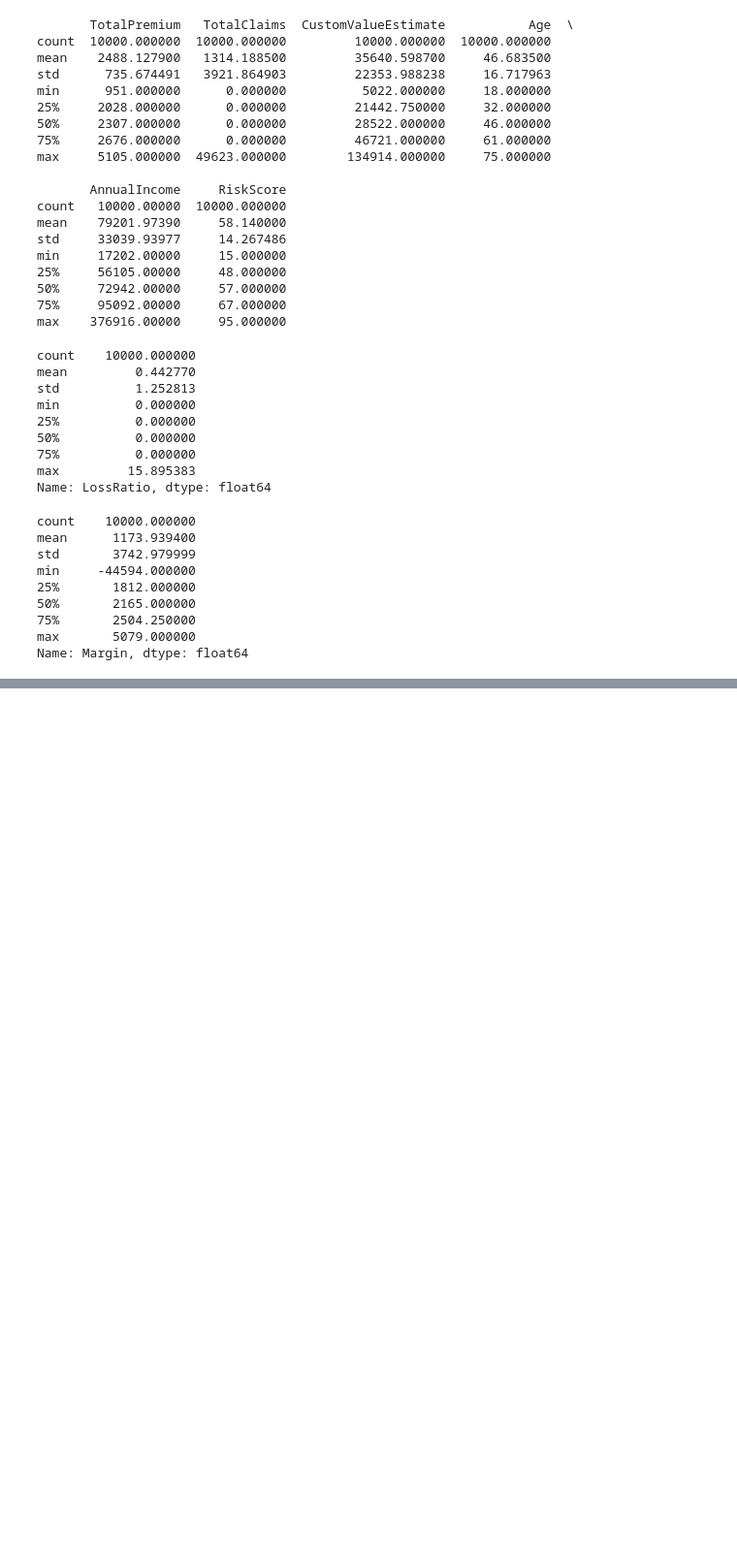
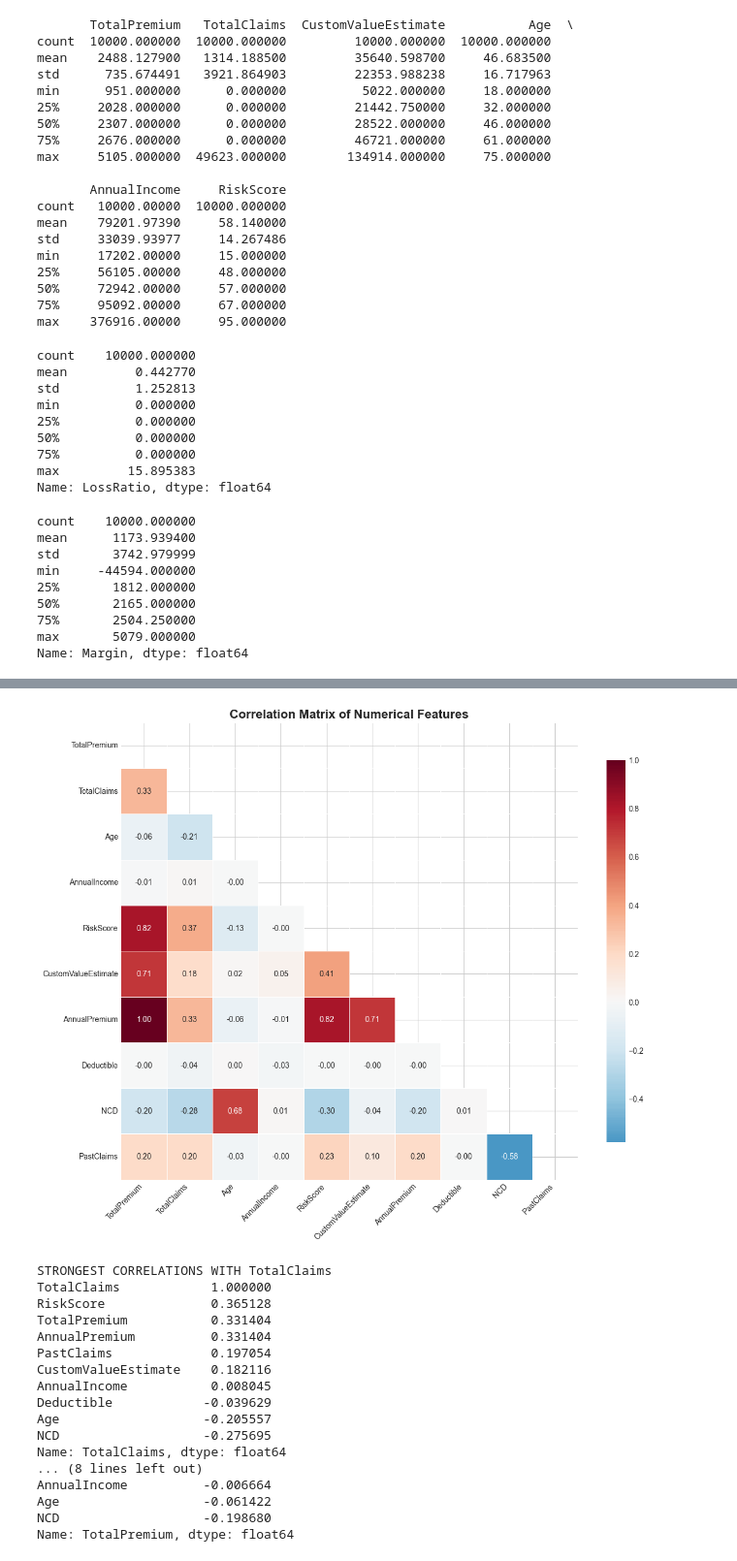
Before and after one commit to hawi088/insurance-risk-analytics, a Jupyter notebook: notebooks/task1_eda.ipynb, the cells around one changed output, grey strips where cells are left out. Shown at 97% size. Cells and saved outputs as stored; diff of their text form; code cells hidden in the pictures; blank space fills up the shorter version.

```diff
--- a/notebooks/task1_eda.ipynb
+++ b/notebooks/task1_eda.ipynb
@@ -164,0 +311,56 @@ Name: Margin, dtype: float64
+# %%
+# Correlation matrix for numerical features
+# Select numerical columns for correlation analysis
+correlation_cols = ['TotalPremium', 'TotalClaims', 'Age', 'AnnualIncome',
+                    'RiskScore', 'CustomValueEstimate', 'AnnualPremium',
+                    'Deductible', 'NCD', 'PastClaims']
+
+existing_corr = [col for col in correlation_cols if col in df.columns]
+
+# Calculate correlation matrix
+corr_matrix = df[existing_corr].corr()
+
+# Create heatmap
+plt.figure(figsize=(12, 10))
+mask = np.triu(np.ones_like(corr_matrix, dtype=bool))  # Mask upper triangle
+sns.heatmap(corr_matrix,
+            mask=mask,
+            annot=True,
+            fmt='.2f',
+            cmap='RdBu_r',
+            center=0,
+            square=True,
+            linewidths=0.5,
+            cbar_kws={"shrink": 0.8})
+
+plt.title('Correlation Matrix of Numerical Features', fontsize=16, fontweight='bold')
+plt.xticks(rotation=45, ha='right')
+plt.yticks(rotation=0)
+plt.tight_layout()
+plt.show()
+
+print("STRONGEST CORRELATIONS WITH TotalClaims")
+corr_with_claims = corr_matrix['TotalClaims'].sort_values(ascending=False)
+print(corr_with_claims)
+print("STRONGEST CORRELATIONS WITH TotalPremium")
+corr_with_premium = corr_matrix['TotalPremium'].sort_values(ascending=False)
+print(corr_with_premium)
+# %% [output]
+[figure, added]
+STRONGEST CORRELATIONS WITH TotalClaims
+TotalClaims            1.000000
+RiskScore              0.365128
+TotalPremium           0.331404
+AnnualPremium          0.331404
+PastClaims             0.197054
+CustomValueEstimate    0.182116
+AnnualIncome           0.008045
+Deductible            -0.039629
+Age                   -0.205557
+NCD                   -0.275695
+Name: TotalClaims, dtype: float64
+... (8 lines left out)
+AnnualIncome          -0.006664
+Age                   -0.061422
+NCD                   -0.198680
+Name: TotalPremium, dtype: float64
```
Also changed, not shown: parts of 10 cells of this notebook.
